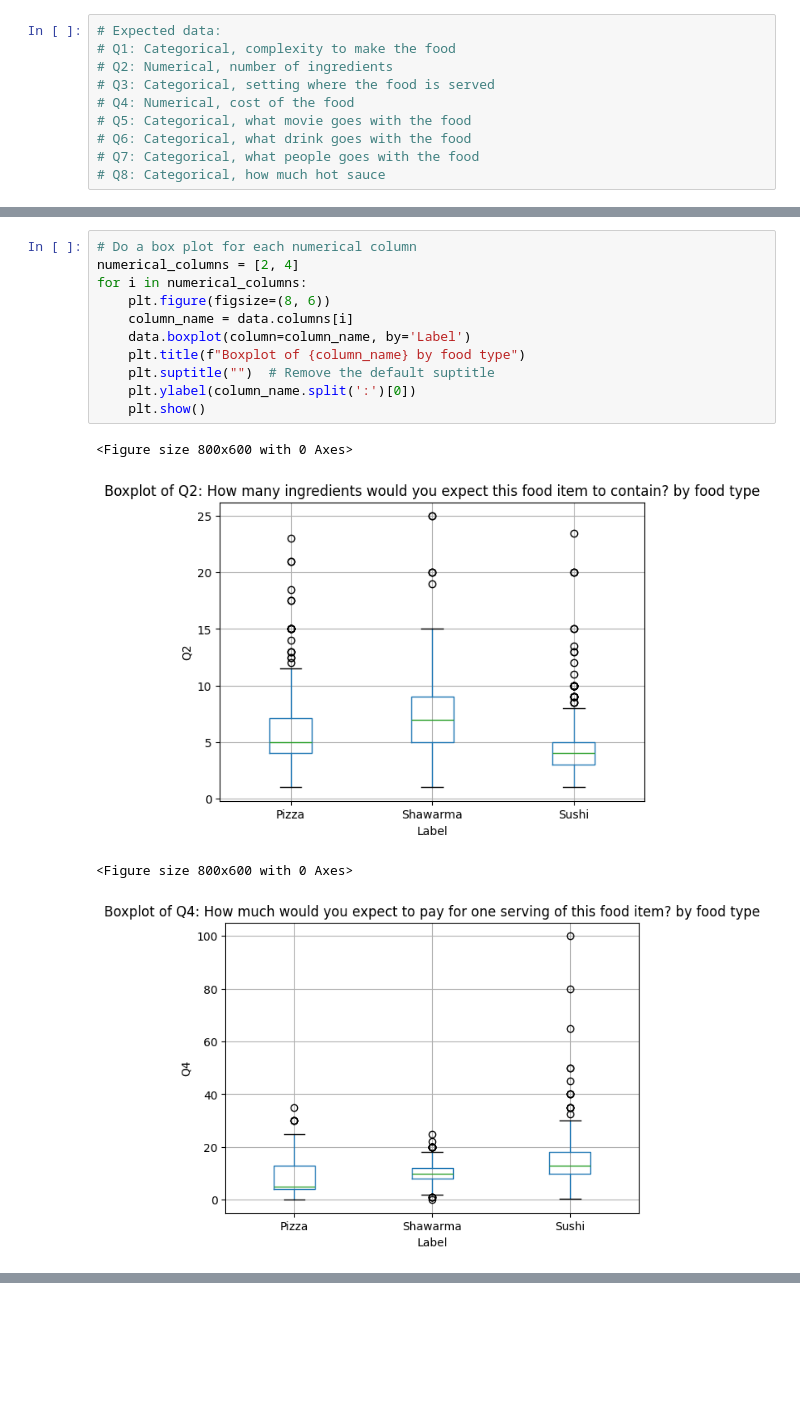
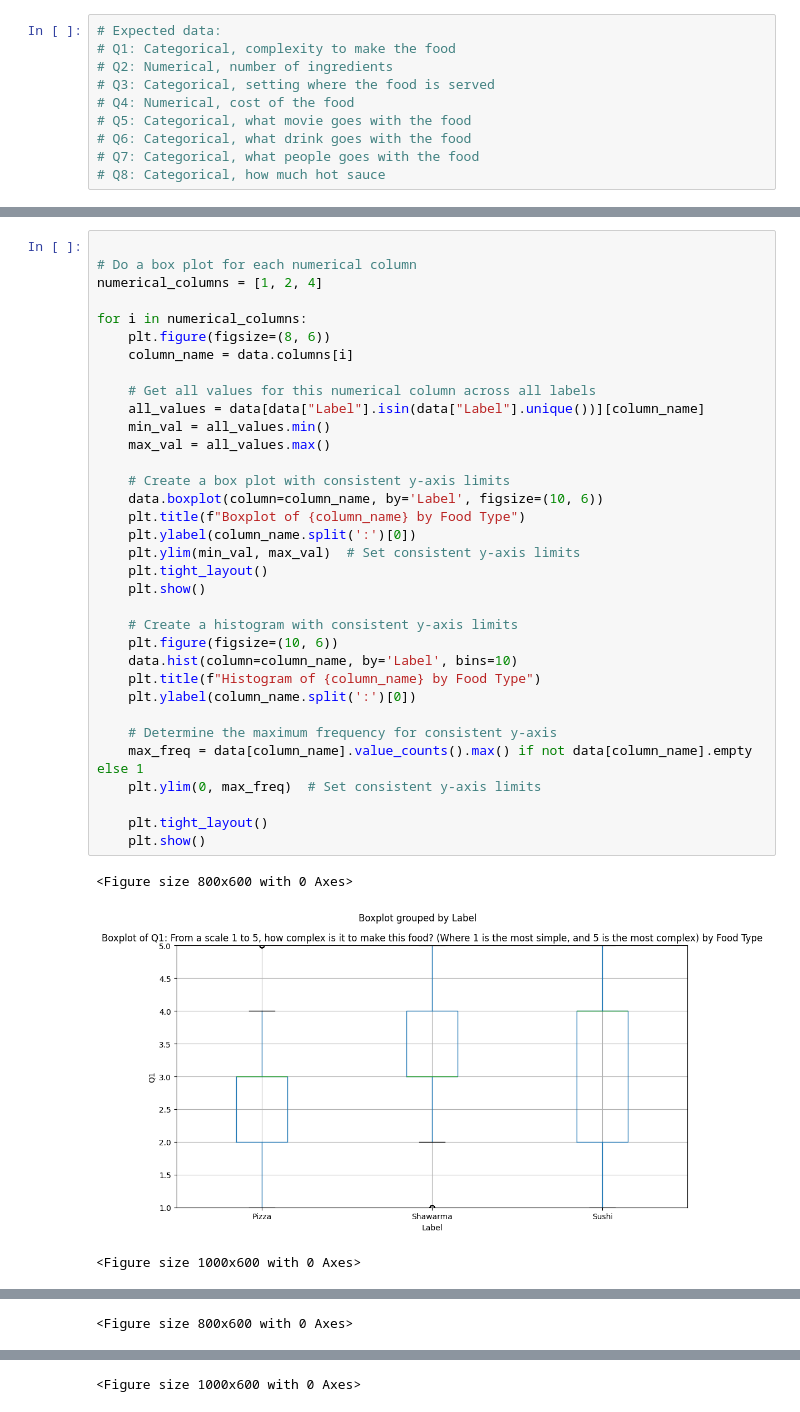
Before and after one commit to imperialinvictus/ML_Challenge, a Jupyter notebook: visualizations/plot.ipynb, the cells around one changed output, grey strips where cells are left out. Drawn from its saved outputs; the diff is of its cells as text; blank space fills up the shorter version.

```diff
--- a/visualizations/plot.ipynb
+++ b/visualizations/plot.ipynb
@@ -77,16 +77,38 @@ for col_idx in categorical_columns:
-# %%
-# Do a box plot for each numerical column
-numerical_columns = [2, 4]
-for i in numerical_columns:
-    plt.figure(figsize=(8, 6))
-    column_name = data.columns[i]
-    data.boxplot(column=column_name, by='Label')
-    plt.title(f"Boxplot of {column_name} by food type")
-    plt.suptitle("")  # Remove the default suptitle
-    plt.ylabel(column_name.split(':')[0])
-    plt.show()
-# %% [output]
-<Figure size 800x600 with 0 Axes>
-[figure, removed]
-<Figure size 800x600 with 0 Axes>
-[figure, removed]
+# %%
+
+# Do a box plot for each numerical column
+numerical_columns = [1, 2, 4]
+
+for i in numerical_columns:
+    plt.figure(figsize=(8, 6))
+    column_name = data.columns[i]
+
+    # Get all values for this numerical column across all labels
+    all_values = data[data["Label"].isin(data["Label"].unique())][column_name]
+    min_val = all_values.min()
+    max_val = all_values.max()
+
+    # Create a box plot with consistent y-axis limits
+    data.boxplot(column=column_name, by='Label', figsize=(10, 6))
+    plt.title(f"Boxplot of {column_name} by Food Type")
+    plt.ylabel(column_name.split(':')[0])
+    plt.ylim(min_val, max_val)  # Set consistent y-axis limits
+    plt.tight_layout()
+    plt.show()
+
+    # Create a histogram with consistent y-axis limits
+    plt.figure(figsize=(10, 6))
+    data.hist(column=column_name, by='Label', bins=10)
+    plt.title(f"Histogram of {column_name} by Food Type")
+    plt.ylabel(column_name.split(':')[0])
+
+    # Determine the maximum frequency for consistent y-axis
+    max_freq = data[column_name].value_counts().max() if not data[column_name].empty else 1
+    plt.ylim(0, max_freq)  # Set consistent y-axis limits
+
+    plt.tight_layout()
+    plt.show()
+# %% [output]
+<Figure size 800x600 with 0 Axes>
+[figure, added]
+<Figure size 1000x600 with 0 Axes>
@@ -92,0 +116 @@ for i in numerical_columns:
+<Figure size 800x600 with 0 Axes>
@@ -92,0 +118 @@ for i in numerical_columns:
+<Figure size 1000x600 with 0 Axes>
```
Also changed, not shown: parts of 3 cells of this notebook, 18 other files.
